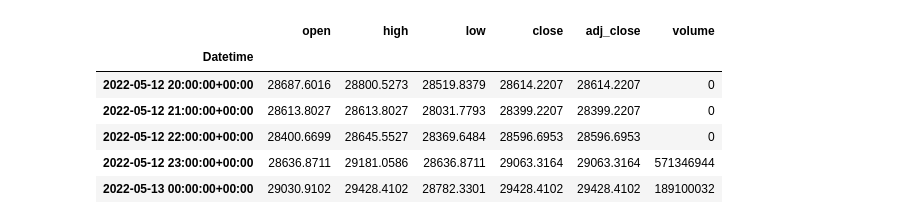
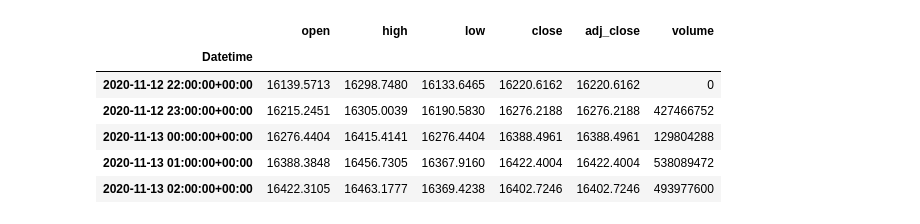
Before and after one commit to kozanakyel/KZ-Engine-Backend, a Jupyter notebook: KZ_project_setup/notebooks/analysis_actual.ipynb, the cells around one changed output. Drawn from its saved outputs; the diff is of its cells as text; code cells hidden in the pictures.

```diff
--- a/KZ_project_setup/notebooks/analysis_actual.ipynb
+++ b/KZ_project_setup/notebooks/analysis_actual.ipynb
@@ -12,11 +12,11 @@ warnings.filterwarnings('ignore')
 warnings.simplefilter(action = 'ignore', category = pd.errors.PerformanceWarning)
 %matplotlib inline
 
-SYMBOL = 'ETH-USD'
+SYMBOL = 'BTC-USD'
 scale = 1
 range_list = [5, 10, 15, 20, 25, 30]
 range_list = [i*scale for i in range_list]
-period = '6mo'
+period = '2y'
 interval = '1h'
 start_date = ''
 end_data = ''
@@ -42,15 +42,15 @@ df.tail()
 5 rows × 154 columns
 # %%
-pure_df = data.get_symbol_df('BTC-USD', pure=True)
+pure_df = data.get_symbol_df(SYMBOL, pure=True)
 pure_df.head()
 # %% [output]
 |  | open | high | low | close | adj_close | volume |
 | Datetime |  |  |  |  |  |  |
-| 2022-05-12 20:00:00+00:00 | 28687.6016 | 28800.5273 | 28519.8379 | 28614.2207 | 28614.2207 | 0 |
-| 2022-05-12 21:00:00+00:00 | 28613.8027 | 28613.8027 | 28031.7793 | 28399.2207 | 28399.2207 | 0 |
-| 2022-05-12 22:00:00+00:00 | 28400.6699 | 28645.5527 | 28369.6484 | 28596.6953 | 28596.6953 | 0 |
-| 2022-05-12 23:00:00+00:00 | 28636.8711 | 29181.0586 | 28636.8711 | 29063.3164 | 29063.3164 | 571346944 |
-| 2022-05-13 00:00:00+00:00 | 29030.9102 | 29428.4102 | 28782.3301 | 29428.4102 | 29428.4102 | 189100032 |
+| 2020-11-12 22:00:00+00:00 | 16139.5713 | 16298.7480 | 16133.6465 | 16220.6162 | 16220.6162 | 0 |
+| 2020-11-12 23:00:00+00:00 | 16215.2451 | 16305.0039 | 16190.5830 | 16276.2188 | 16276.2188 | 427466752 |
+| 2020-11-13 00:00:00+00:00 | 16276.4404 | 16415.4141 | 16276.4404 | 16388.4961 | 16388.4961 | 129804288 |
+| 2020-11-13 01:00:00+00:00 | 16388.3848 | 16456.7305 | 16367.9160 | 16422.4004 | 16422.4004 | 538089472 |
+| 2020-11-13 02:00:00+00:00 | 16422.3105 | 16463.1777 | 16369.4238 | 16402.7246 | 16402.7246 | 493977600 |
 # %%
 from technical_analysis.indicators import Indicators
 ind = Indicators(pure_df, range_list)
```
Also changed, not shown: parts of 6 cells of this notebook, 2 other files.
